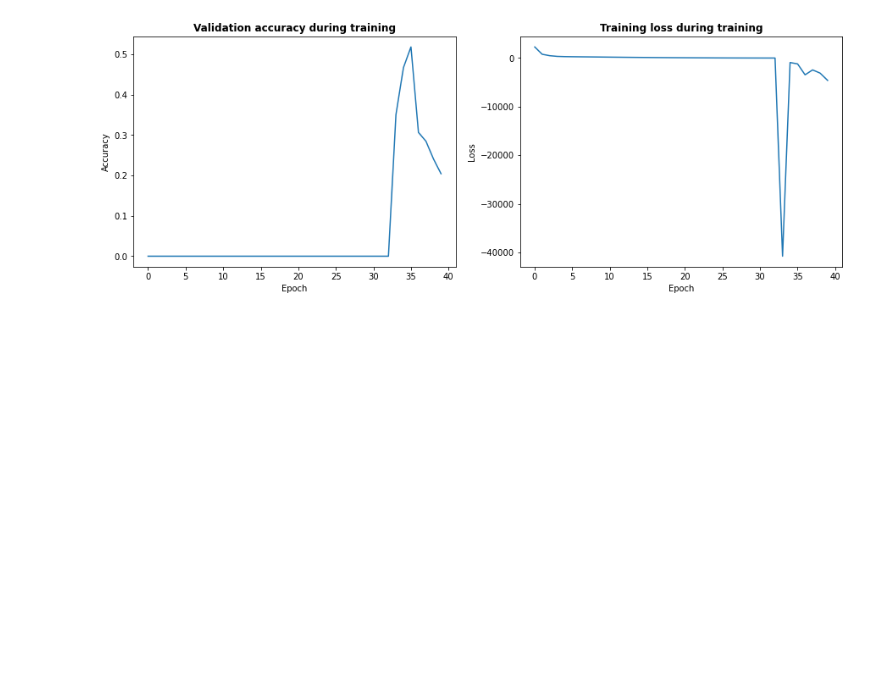
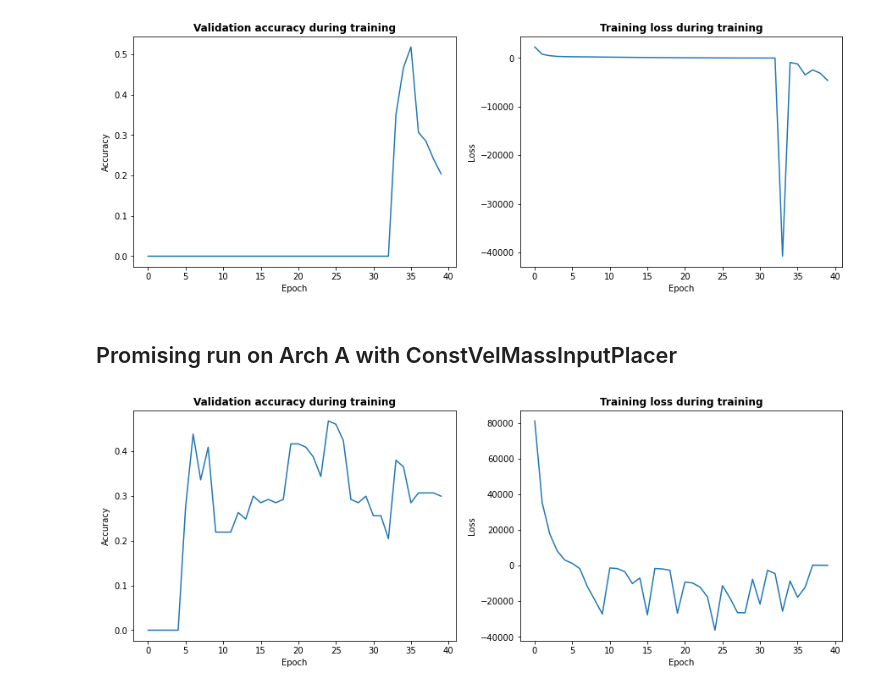
Before and after one commit to Nifrec/nenwin, a Jupyter notebook: nenwin/banknote_dataset/summarize_results.ipynb, the cells around one changed output. Saved outputs shown, nothing was run; the diff lists cells and outputs as text; code cells hidden in the pictures; blank space fills up the shorter version.

Commit message:
Plot new model learning curves

```diff
--- a/nenwin/banknote_dataset/summarize_results.ipynb
+++ b/nenwin/banknote_dataset/summarize_results.ipynb
@@ -170,3 +173,21 @@ print(stats.train_losses[35])
 0.5182481751824818
 -1198.1109272651374
 [figure]
+# %% [markdown]
+## Promising run on Arch A with ConstVelMassInputPlacer
+# %%
+checkpoint = "BANKNOTE_A_Tue_May_25_16-09-06_2021.txt"
+
+
+filename = os.path.join(BANKNOTE_CHECKPOINT_DIR, checkpoint)
+stats = load_stats(filename)
+
+with open(filename, "r") as file:
+    trained_model = eval(file.readline())
+
+fig, ax = plot_training(stats)
+
+# fig.savefig(os.path.join(BANKNOTE_FIGURE_DIR,
+#     "A_batch1_ConstVelInputPlacer([0.5, 0]])_epoch40.pdf")
+# %% [output]
+[figure, added]
```
Also changed, not shown: parts of 4 cells of this notebook, 1 other file.
